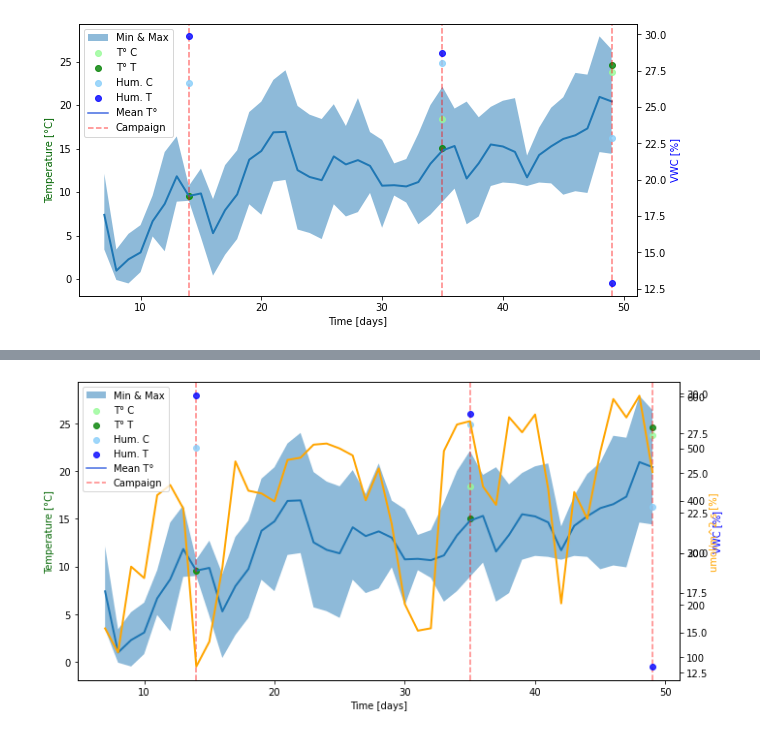
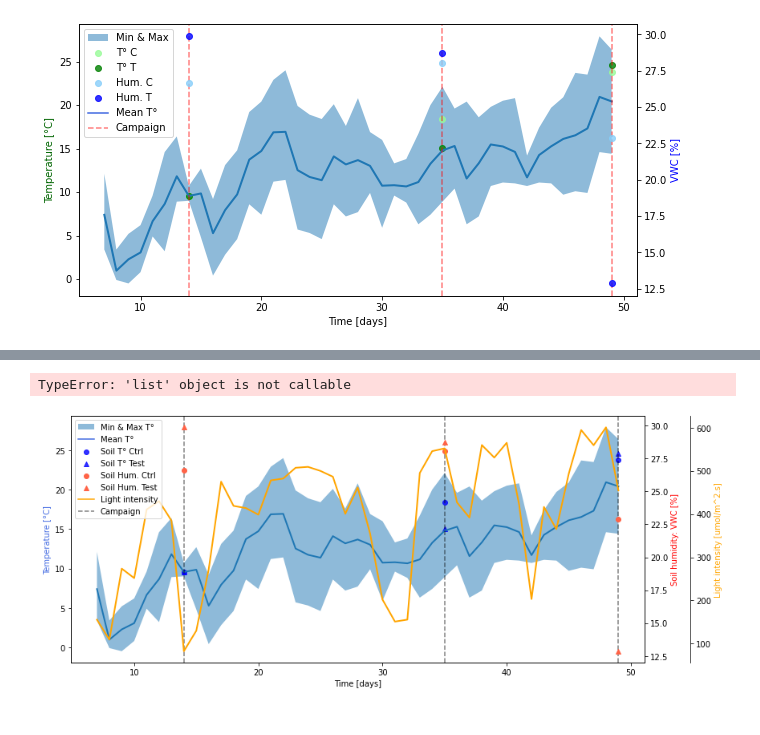
Before and after one commit to matheogodenzi/Ecology, a Jupyter notebook: Data_analysis.ipynb, the cells around one changed output, grey strips where cells are left out. Drawn from its saved outputs; the diff is of its cells as text; code cells hidden in the pictures.

```diff
--- a/Data_analysis.ipynb
+++ b/Data_analysis.ipynb
@@ -157,29 +144,60 @@ plt.legend()
+# %%
+#initializing light data
+light = dataset.iloc[0:2062,1]
+lightday = []
+for i in range(0,len(light),48):
+    lightday.append(mean(light[i:i+48]))
+timeday = []
+for i in range(7,50):
+    timeday.append(i)
+# %%
+tempday = []
+tempdaymax = []
+tempdaymin = []
+for i in range(0,len(temp),48):
+    tempday.append(mean(temp[i:i+48]))
+    tempdaymax.append(max(temp[i:i+48]))
+    tempdaymin.append(min(temp[i:i+48]))
+timeday = []
+for i in range(7,50):
+    timeday.append(i)
+# %% [output]
+TypeError: 'list' object is not callable
 # %%
 fig, ax1 = plt.subplots()
+# Outside temperature
 fill = ax1.fill_between(timeday,tempdaymax,tempdaymin, alpha=.5, linewidth=0, label="Max and Min")
 mean = ax1.plot(timeday, tempday, linewidth=2, label="T° Mean")
-C_T = ax1.scatter(time_msm, C_temp_avg, c='palegreen', alpha=0.8, label = "T° C Pots")
-T_T = ax1.scatter(time_msm, T_temp_avg, c='g', alpha=0.8, label = "T° T Pots")
-
+# Pots temperature
+C_T = ax1.scatter(time_msm, C_temp_avg, c='b', alpha=0.8, label = "T° C Pots")
+T_T = ax1.scatter(time_msm, T_temp_avg, c='b', alpha=0.8, label = "T° T Pots", marker = "^")
+# Pots humidity
 ax2 = ax1.twinx()
-ax2.set_ylabel("VWC [%]", color = "blue")
-C_H = ax2.scatter(time_msm, C_hum_avg, c='lightskyblue', alpha=0.8, label = " Hum. C Pots")
-T_H = ax2.scatter(time_msm, T_hum_avg, c='blue', alpha=0.8, label = "Hum. T Pots")
+ax2.set_ylabel("Soil humidity: VWC [%]", color = "r")
+C_H = ax2.scatter(time_msm, C_hum_avg, c='tomato', alpha=1, label = " Hum. C Pots")
+T_H = ax2.scatter(time_msm, T_hum_avg, c='tomato', alpha=1, label = "Hum. T Pots", marker = "^")
+# Plot aspect
 ax1.set_xlabel("Time [days]")
-ax1.set_ylabel("Temperature [°C]", color= "darkgreen")
-measure = ax1.axvline(x=14, color='red', linestyle='--', alpha=0.5, label  = "Measurements")
-ax1.axvline(x=35, color='red', linestyle='--', alpha=0.5)
-ax1.axvline(x=49, color='red', linestyle='--', alpha=0.5)
+ax1.set_ylabel("Temperature [°C]", color= "royalblue")
+# Measurement campaigns
+measure = ax1.axvline(x=14, color='black', linestyle='--', alpha=0.5, label  = "Measurements")
+ax1.axvline(x=35, color='black', linestyle='--', alpha=0.5)
+ax1.axvline(x=49, color='black', linestyle='--', alpha=0.5)
 #light
 ax3 = ax1.twinx()
-ax3.plot(timeday, lightday, linewidth=2, color="orange", label="Light")
-ax3.set_ylabel("umol/m^2.s [%]", color = "orange")
-#ax1.legend(loc='upper left')
+lght = ax3.plot(timeday, lightday, linewidth=2, color="orange", label="Light")
+ax3.set_ylabel("Light intensity [umol/m^2.s]", color = "orange")
+#correcting axis position
+ax3.spines["right"].set_position(("axes", 1.08))
 # proxy artist for mean
 import matplotlib.lines as mlines
-mean_blue = mlines.Line2D([],[], color="royalblue", label = "Mean T°")
-plt.legend([fill,C_T,T_T,C_H,T_H,mean_blue,measure], ["Min & Max", "T° C", "T° T","Hum. C","Hum. T","Mean T°", "Campaign"], loc="upper left")
-plt.rcParams['figure.figsize'] = [10, 5]
+mean_blue = mlines.Line2D([],[], color="royalblue", label = "Mean ext. T°")
+# proxy artist for light
+light_orange = mlines.Line2D([],[], color="orange", label = "Light intensity")
+# legend aspect
+plt.legend([fill,mean_blue,C_T,T_T,C_H,T_H,light_orange, measure], ["Min & Max T°","Mean T°", "Soil T° Ctrl", "Soil T° Test","Soil Hum. Ctrl","Soil Hum. Test", "Light intensity", "Campaign"], loc="upper left")
+# fig aspect
+plt.rcParams['figure.figsize'] = [12, 5]
 plt.tight_layout()
 # %% [output]
-[figure, old version]
+[figure, new version]
```
Also changed, not shown: parts of 10 cells of this notebook, 1 other file.
